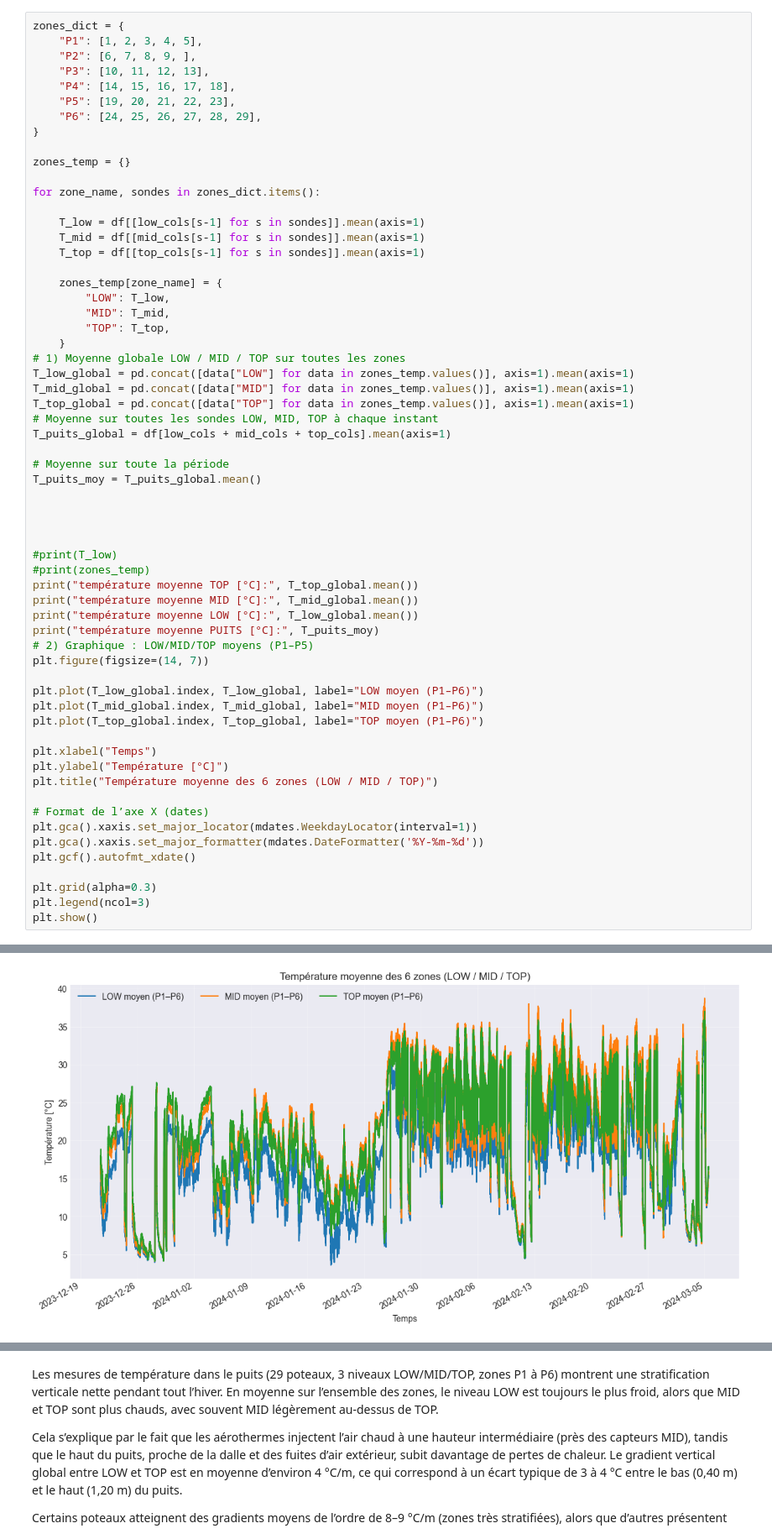
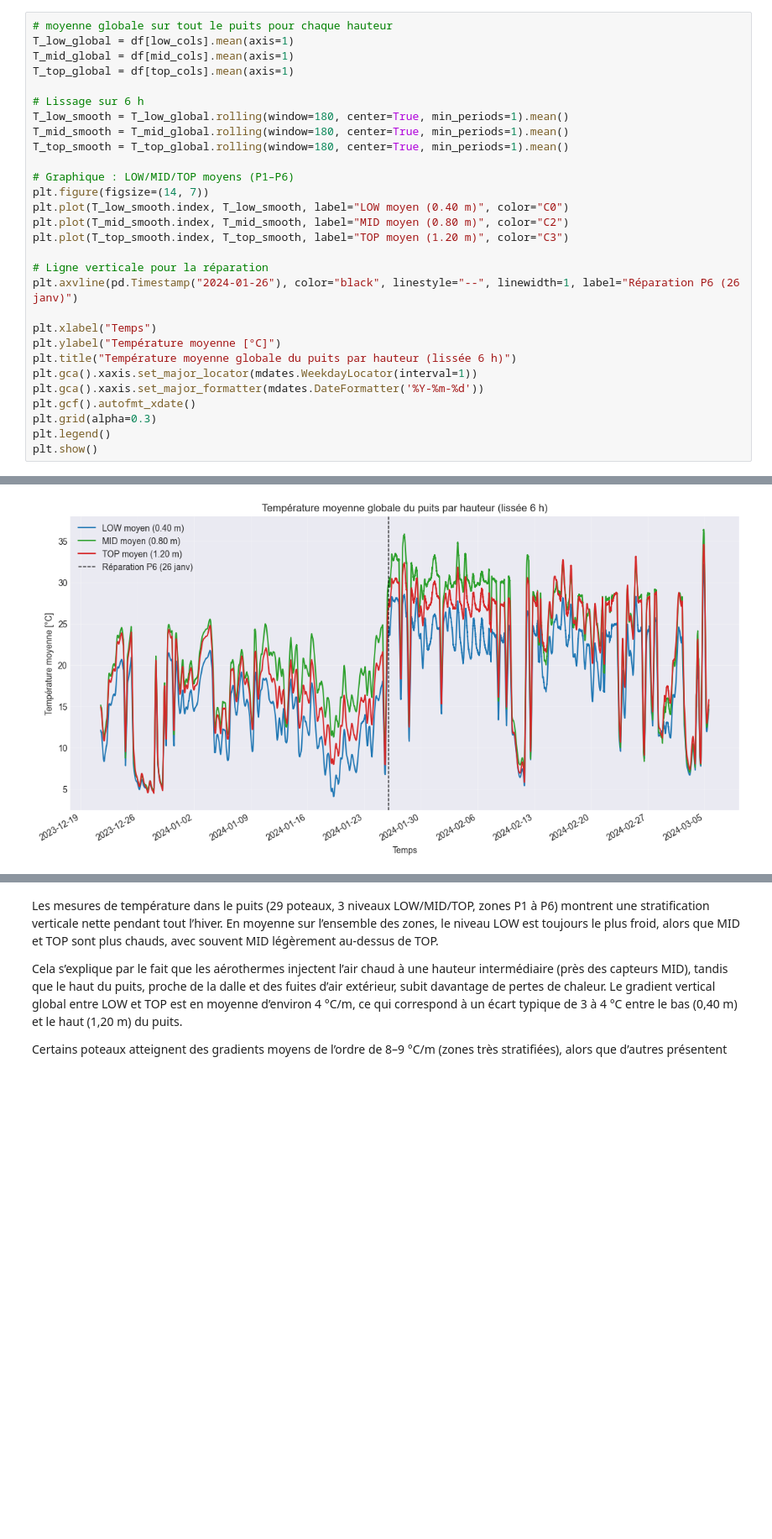
Before and after one commit to simont14/Analyse_donnees_TT, a Jupyter notebook: notebooks/01_stratification.ipynb, the cells around one changed output, grey strips where cells are left out. Shown at 84% size. Drawn from its saved outputs; the diff is of its cells as text; blank space fills up the shorter version.

Commit message:
Mise à jour complète des notebooks (stratification, variation_temp, heater_on_off)

```diff
--- a/notebooks/01_stratification.ipynb
+++ b/notebooks/01_stratification.ipynb
@@ -102,62 +80,30 @@ top_cols = sort_by_sensor(top_cols)
 # %%
-zones_dict = {
-    "P1": [1, 2, 3, 4, 5],
-    "P2": [6, 7, 8, 9, ],
-    "P3": [10, 11, 12, 13],
-    "P4": [14, 15, 16, 17, 18],
-    "P5": [19, 20, 21, 22, 23],
-    "P6": [24, 25, 26, 27, 28, 29],
-}
+# moyenne globale sur tout le puits pour chaque hauteur
+T_low_global = df[low_cols].mean(axis=1)
+T_mid_global = df[mid_cols].mean(axis=1)
+T_top_global = df[top_cols].mean(axis=1)
 
-zones_temp = {}
+# Lissage sur 6 h
+T_low_smooth = T_low_global.rolling(window=180, center=True, min_periods=1).mean()
+T_mid_smooth = T_mid_global.rolling(window=180, center=True, min_periods=1).mean()
+T_top_smooth = T_top_global.rolling(window=180, center=True, min_periods=1).mean()
 
-for zone_name, sondes in zones_dict.items():
+# Graphique : LOW/MID/TOP moyens (P1–P6)
+plt.figure(figsize=(14, 7))
+plt.plot(T_low_smooth.index, T_low_smooth, label="LOW moyen (0.40 m)", color="C0")
+plt.plot(T_mid_smooth.index, T_mid_smooth, label="MID moyen (0.80 m)", color="C2")
+plt.plot(T_top_smooth.index, T_top_smooth, label="TOP moyen (1.20 m)", color="C3")
 
-    T_low = df[[low_cols[s-1] for s in sondes]].mean(axis=1)
-    T_mid = df[[mid_cols[s-1] for s in sondes]].mean(axis=1)
-    T_top = df[[top_cols[s-1] for s in sondes]].mean(axis=1)
-
-    zones_temp[zone_name] = {
-        "LOW": T_low,
-        "MID": T_mid,
-        "TOP": T_top,
-    }
-# 1) Moyenne globale LOW / MID / TOP sur toutes les zones
-T_low_global = pd.concat([data["LOW"] for data in zones_temp.values()], axis=1).mean(axis=1)
-T_mid_global = pd.concat([data["MID"] for data in zones_temp.values()], axis=1).mean(axis=1)
-T_top_global = pd.concat([data["TOP"] for data in zones_temp.values()], axis=1).mean(axis=1)
-# Moyenne sur toutes les sondes LOW, MID, TOP à chaque instant
-T_puits_global = df[low_cols + mid_cols + top_cols].mean(axis=1)
-
-# Moyenne sur toute la période
-T_puits_moy = T_puits_global.mean()
-
-
-
-
-#print(T_low)
-#print(zones_temp)
-print("température moyenne TOP [°C]:", T_top_global.mean())
-print("température moyenne MID [°C]:", T_mid_global.mean())
-print("température moyenne LOW [°C]:", T_low_global.mean())
-print("température moyenne PUITS [°C]:", T_puits_moy)
-# 2) Graphique : LOW/MID/TOP moyens (P1–P5)
-plt.figure(figsize=(14, 7))
-
-plt.plot(T_low_global.index, T_low_global, label="LOW moyen (P1–P6)")
-plt.plot(T_mid_global.index, T_mid_global, label="MID moyen (P1–P6)")
-plt.plot(T_top_global.index, T_top_global, label="TOP moyen (P1–P6)")
+# Ligne verticale pour la réparation
+plt.axvline(pd.Timestamp("2024-01-26"), color="black", linestyle="--", linewidth=1, label="Réparation P6 (26 janv)")
 
 plt.xlabel("Temps")
-plt.ylabel("Température [°C]")
-plt.title("Température moyenne des 6 zones (LOW / MID / TOP)")
-
-# Format de l’axe X (dates)
+plt.ylabel("Température moyenne [°C]")
+plt.title("Température moyenne globale du puits par hauteur (lissée 6 h)")
 plt.gca().xaxis.set_major_locator(mdates.WeekdayLocator(interval=1))
 plt.gca().xaxis.set_major_formatter(mdates.DateFormatter('%Y-%m-%d'))
 plt.gcf().autofmt_xdate()
-
 plt.grid(alpha=0.3)
-plt.legend(ncol=3)
+plt.legend()
 plt.show()
 # %% [output]
@@ -168,2 +110,2 @@ température moyenne PUITS [°C]: 19.272322407997034
-[figure, old version]
+[figure, new version]
 # %%
```
Also changed, not shown: parts of 9 cells of this notebook, 3 other files.
